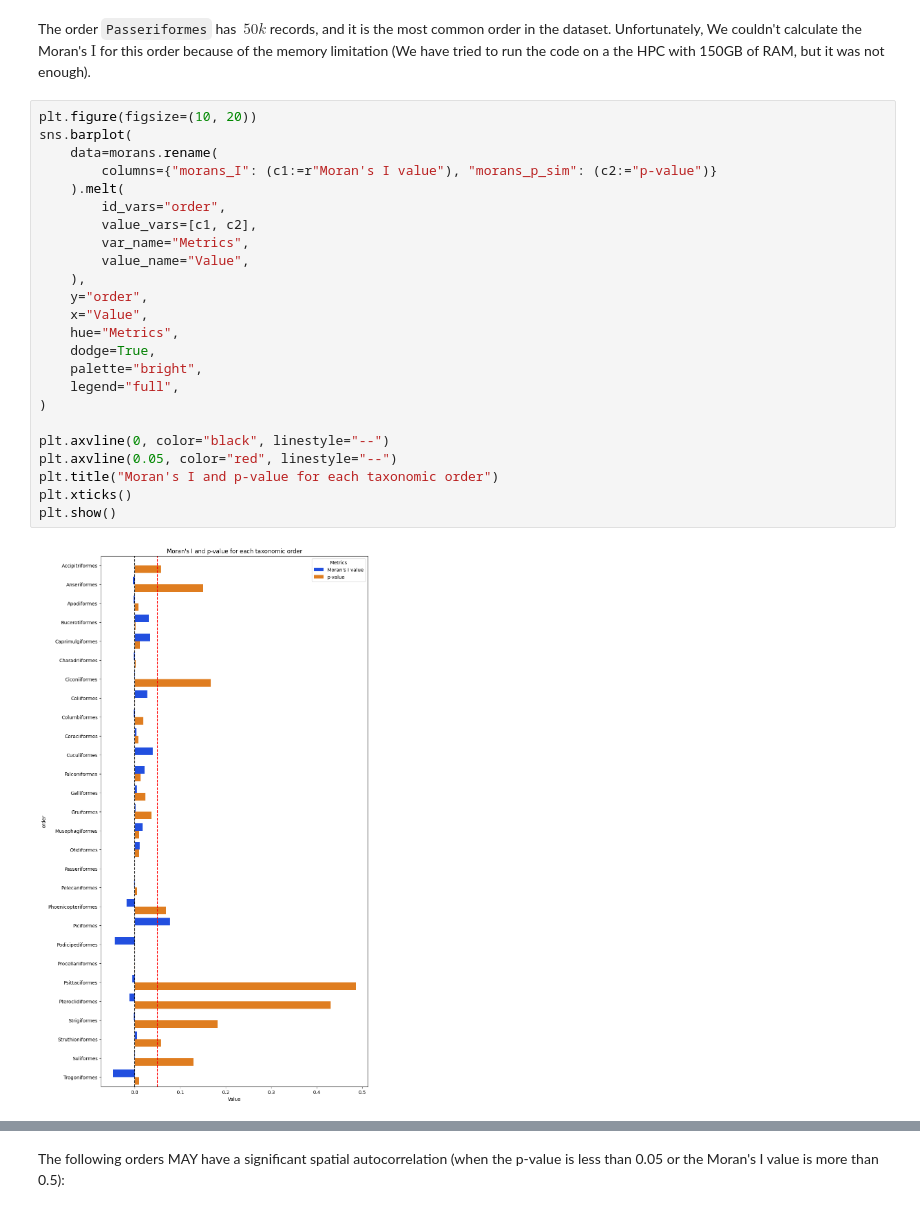
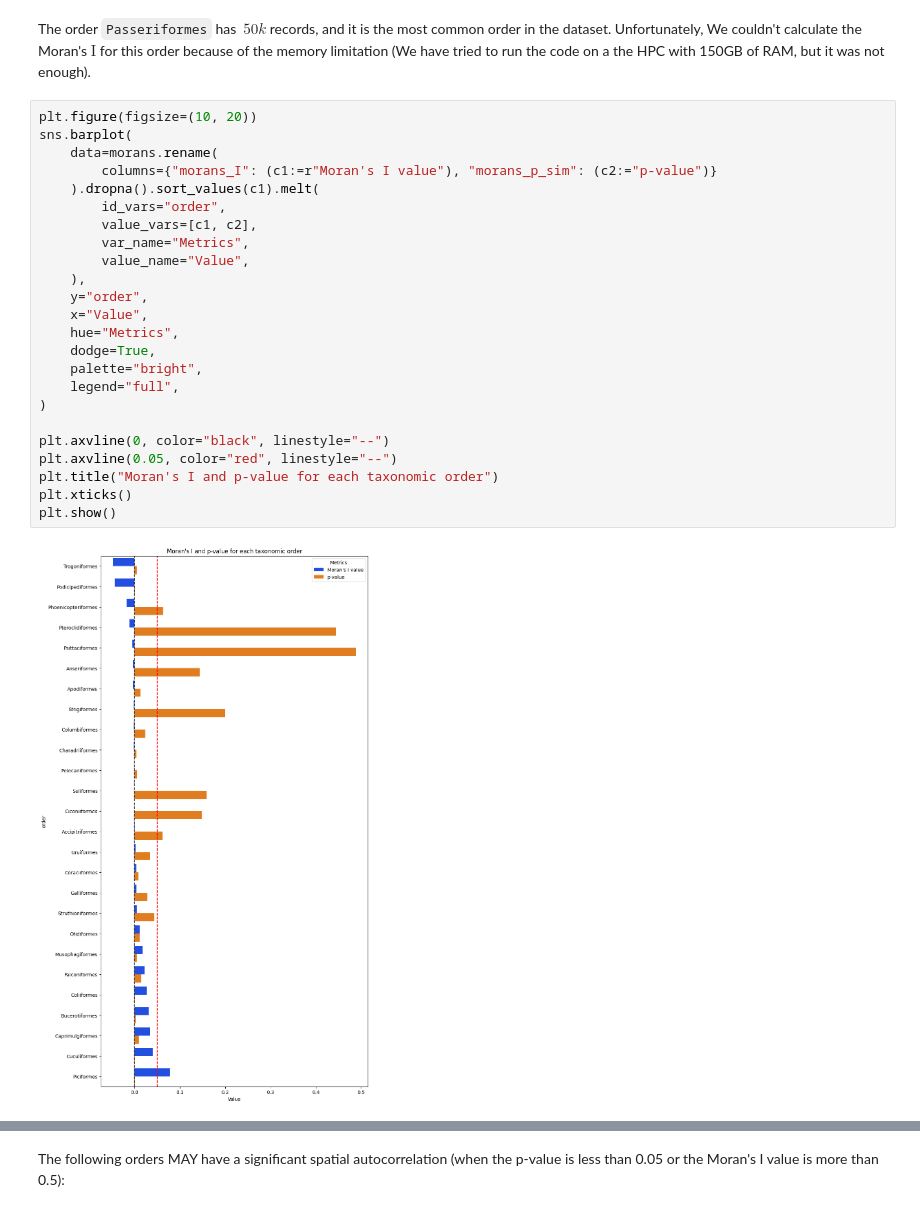
Before and after one commit to zahra-zibzee/Environmental-Data-Analysis, a Jupyter notebook: Project2/question1.ipynb, the cells around one changed output, grey strips where cells are left out. Saved outputs shown, nothing was run; the diff lists cells and outputs as text.

```diff
--- a/Project2/question1.ipynb
+++ b/Project2/question1.ipynb
@@ -484,29 +480,29 @@ The order `Passeriformes` has $~50k$ records, and it is the most common order in
 # %%
 plt.figure(figsize=(10, 20))
 sns.barplot(
     data=morans.rename(
         columns={"morans_I": (c1:=r"Moran's I value"), "morans_p_sim": (c2:="p-value")}
-    ).melt(
+    ).dropna().sort_values(c1).melt(
         id_vars="order",
         value_vars=[c1, c2],
         var_name="Metrics",
         value_name="Value",
     ),
     y="order",
     x="Value",
     hue="Metrics",
     dodge=True,
     palette="bright",
     legend="full",
 )
 
 plt.axvline(0, color="black", linestyle="--")
 plt.axvline(0.05, color="red", linestyle="--")
 plt.title("Moran's I and p-value for each taxonomic order")
 plt.xticks()
 plt.show()
 # %% [output]
-[figure, old version]
+[figure, new version]
 # %% [markdown]
 As we can see, none of the orders have a significant Moran's I value, which suggests that the spatial distribution of bird species across the country is not significantly clustered or dispersed. This indicates a more random distribution pattern, where the presence of bird species is not strongly influenced by the spatial arrangement of other species within the same taxonomic order.
 
```
Also changed, not shown: parts of 28 cells of this notebook.
